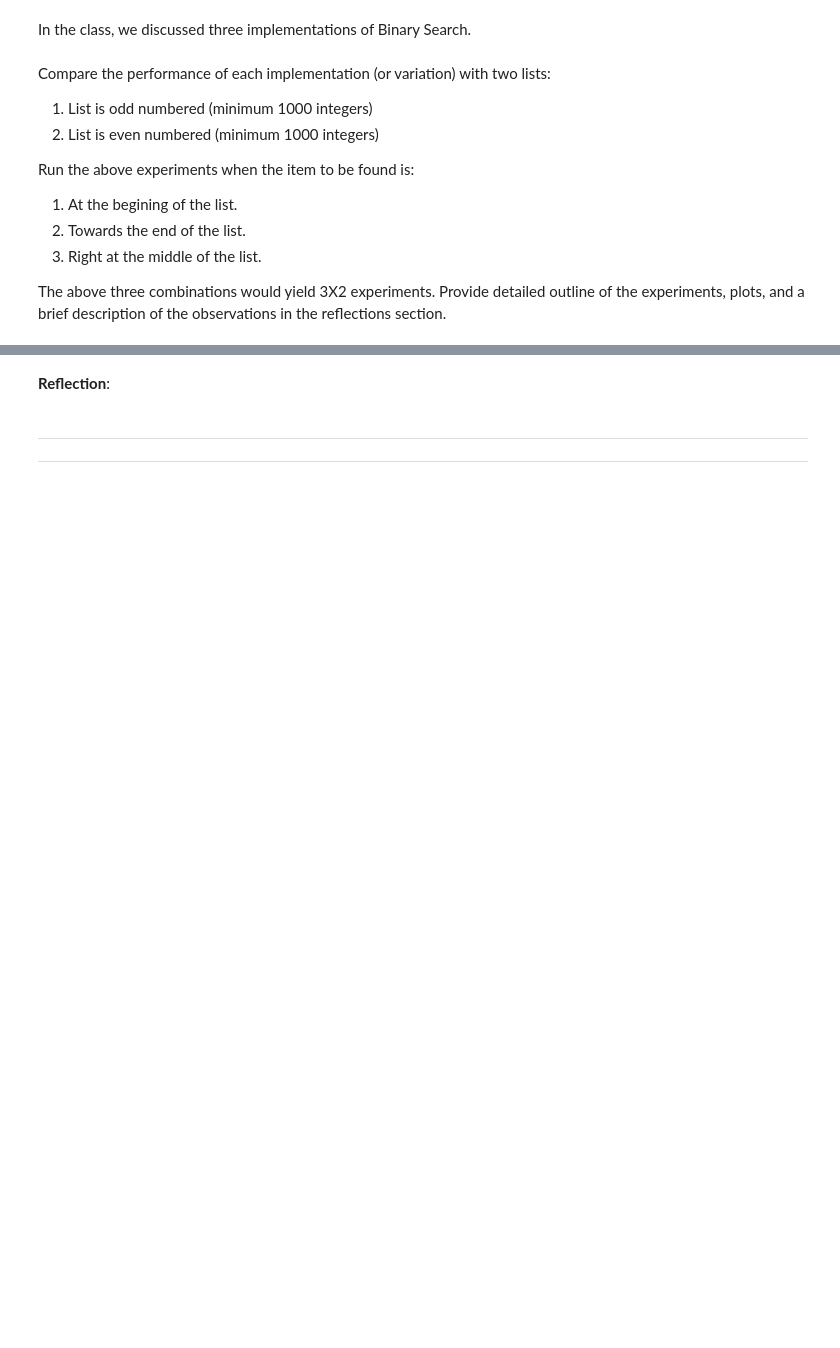
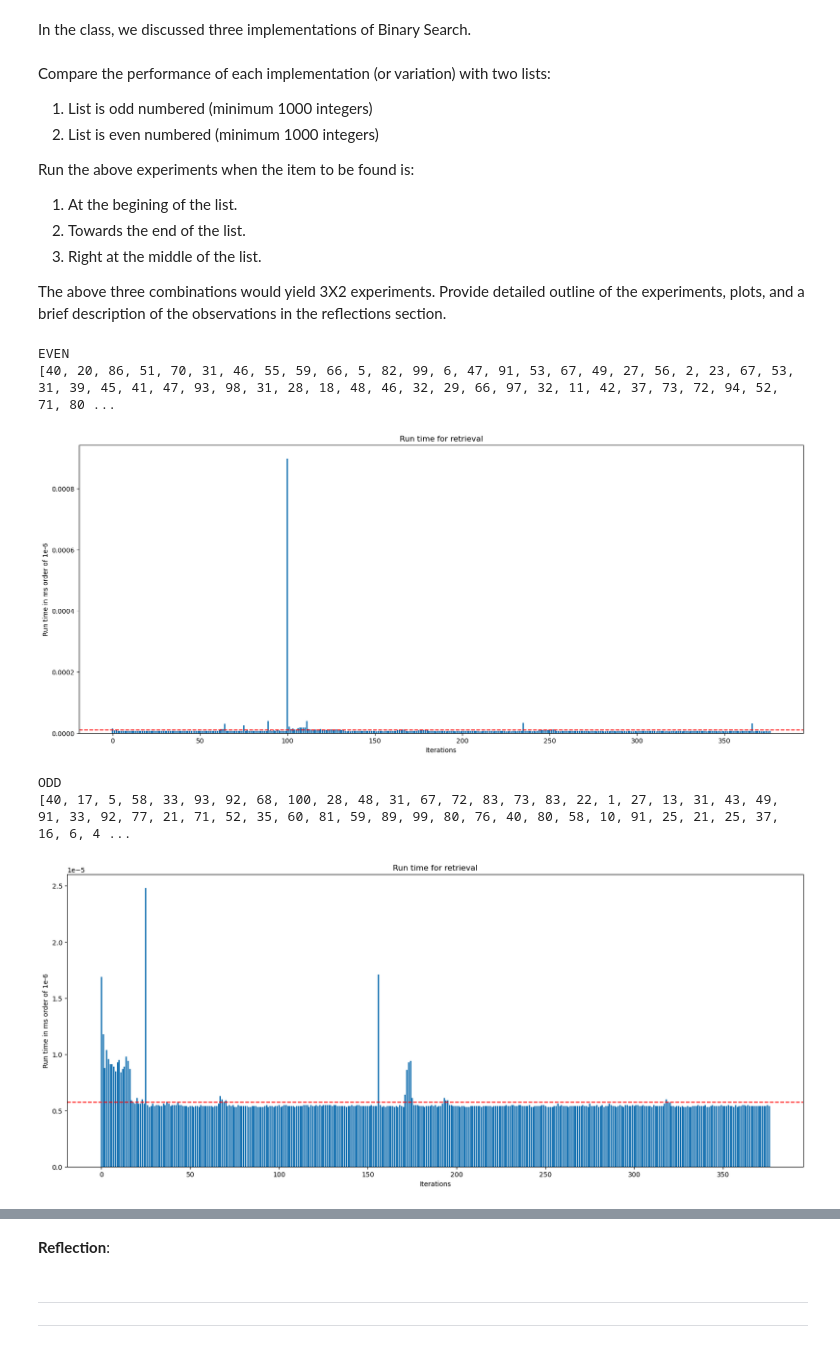
Before and after one commit to saboorah/CS2XC3, a Jupyter notebook: Lab_II.ipynb, the cells around one changed output, grey strips where cells are left out. Saved outputs shown, nothing was run; the diff lists cells and outputs as text; code cells hidden in the pictures; blank space fills up the shorter version.

Commit message:
binary search 1 exp

```diff
--- a/Lab_II.ipynb
+++ b/Lab_II.ipynb
@@ -476,3 +468,72 @@ Run the above experiments when the item to be found is:
 1. Right at the middle of the list.
 
 The above three combinations would yield 3X2 experiments. Provide detailed outline of the experiments, plots, and a brief description of the observations in the reflections section.
+# %%
+### craete even and odd list ###
+
+def even_odd_lists():
+    length = random.randint(1000,5000)
+
+    if (length % 2) == 0:
+        even = create_custom_list(length,100)
+        odd = create_custom_list(length+1,100)
+    else:
+        odd = create_custom_list(length, 100)
+        even = create_custom_list(length+1,100)
+
+    return (even,odd)
+# %%
+##--binary search 1--item at begining--##
+
+##place item at start
+
+
+#get even and od lists
+
+e_o = even_odd_lists()
+even = e_o[0]
+odd = e_o[1]
+
+#decide item to find
+item = random.randint(0,100)
+
+#place at begining
+even[0] = item
+odd[0] = item
+
+#expieriment
+run_times1 = []
+run_times2 = []
+
+
+print("EVEN")
+print(even)
+
+for i in range(runs):
+    #list2 = InsertionSort(near_sorted)
+    start = timeit.default_timer()
+    binary_search_1(even,item)
+    stop = timeit.default_timer()
+    run_times1.append(stop-start)
+
+draw_plot(run_times1)
+
+print("ODD")
+print(odd)
+
+for j in range(runs):
+    #list3 = InsertionSort(unsorted)
+    start = timeit.default_timer()
+    binary_search_1(odd,item)
+    stop = timeit.default_timer()
+    run_times2.append(stop-start)
+
+
+draw_plot(run_times2)
+# %% [output]
+EVEN
+[40, 20, 86, 51, 70, 31, 46, 55, 59, 66, 5, 82, 99, 6, 47, 91, 53, 67, 49, 27, 56, 2, 23, 67, 53, 31, 39, 45, 41, 47, 93, 98, 31, 28, 18, 48, 46, 32, 29, 66, 97, 32, 11, 42, 37, 73, 72, 94, 52, 71, 80 ...
+[figure, added]
+ODD
+[40, 17, 5, 58, 33, 93, 92, 68, 100, 28, 48, 31, 67, 72, 83, 73, 83, 22, 1, 27, 13, 31, 43, 49, 91, 33, 92, 77, 21, 71, 52, 35, 60, 81, 59, 89, 99, 80, 76, 40, 80, 58, 10, 91, 25, 21, 25, 37, 16, 6, 4 ...
+[figure, added]
```
Also changed, not shown: parts of 7 cells of this notebook.
